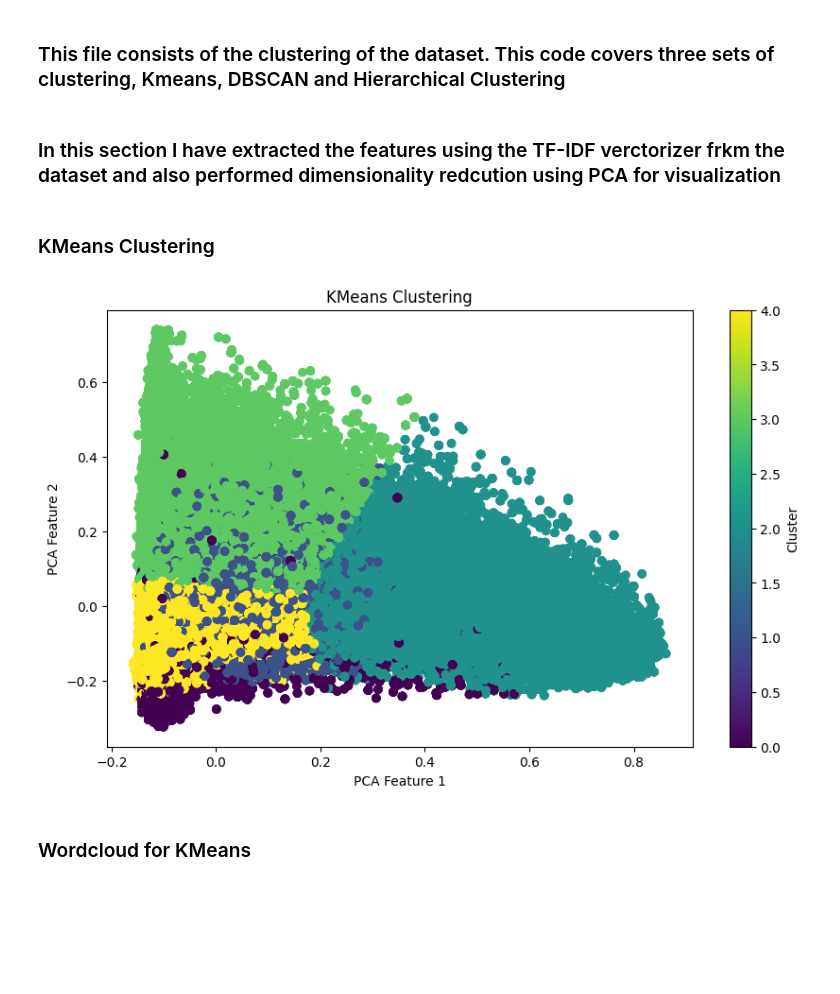
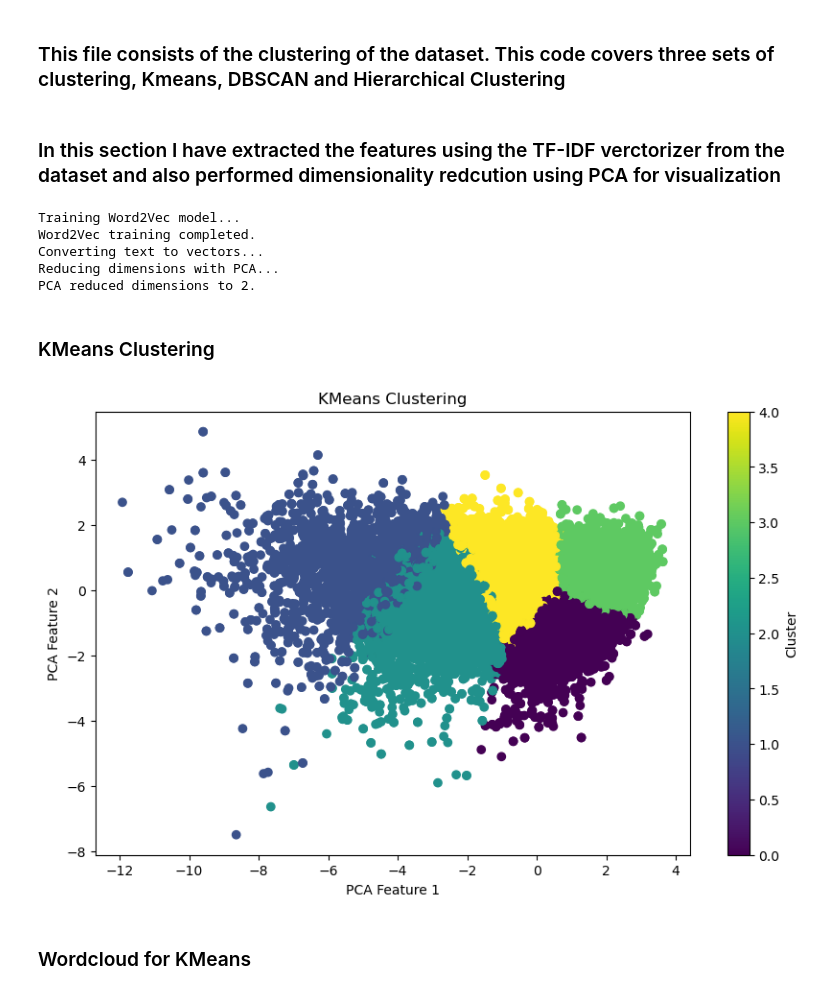
Before and after one commit to shreyaspujari/DocumentClustering_Stackoverflow, a Jupyter notebook: notebooks/clustering_analysis.ipynb, the cells around one changed output. Cells and saved outputs as stored; diff of their text form; code cells hidden in the pictures; blank space fills up the shorter version.

Commit message:
Updated the jupyter notebooks with clustering and neural network code

```diff
--- a/notebooks/clustering_analysis.ipynb
+++ b/notebooks/clustering_analysis.ipynb
@@ -13,32 +19,59 @@ from wordcloud import WordCloud
 # %%
 # Load the merged dataset
-final_data = pd.read_csv("/home/shreyaspujari/Documents/DocumentClustering_Stackoverflow/data/final_dataset.csv")
+final_data = pd.read_csv("../data/final_dataset.csv")
 # %% [markdown]
-### In this section I have extracted the features using the TF-IDF verctorizer frkm the dataset and also performed dimensionality redcution using PCA for visualization
+### In this section I have extracted the features using the TF-IDF verctorizer from the dataset and also performed dimensionality redcution using PCA for visualization
 # %%
-# Feature extraction
-tfidf_vecttorizer = TfidfVectorizer(max_features=1000, stop_words='english')
-tfidf_matrix = tfidf_vecttorizer.fit_transform(final_data["Question_Body"])
+# Combine Question_Body and Answer_Body for clustering
+final_data['Text'] = final_data['Question_Body'].astype(str) + " " + final_data['Answer_Body'].astype(str)
 
-# Dimensionality reduction for visualization
+# Tokenize text data
+final_data['Tokenized_Text'] = final_data['Text'].apply(lambda x: x.split())
+
+# Train Word2Vec model
+print("Training Word2Vec model...")
+word2vec_model = Word2Vec(sentences=final_data['Tokenized_Text'], vector_size=100, window=5, min_count=1, workers=4)
+print("Word2Vec training completed.")
+
+# Convert text to vectors using Word2Vec
+def text_to_vector(tokens, model):
+    """
+    Converts a list of tokens to a vector by averaging the Word2Vec embeddings of the tokens.
+    """
+    vectors = [model.wv[word] for word in tokens if word in model.wv]
+    return np.mean(vectors, axis=0) if vectors else np.zeros(model.vector_size)
+
+print("Converting text to vectors...")
+final_data['Vector'] = final_data['Tokenized_Text'].apply(lambda x: text_to_vector(x, word2vec_model))
+vectors = np.stack(final_data['Vector'].values)
+
+# Dimensionality Reduction for Visualization
+print("Reducing dimensions with PCA...")
 pca = PCA(n_components=2, random_state=42)
-reduced_features = pca.fit_transform(tfidf_matrix.toarray())
+reduced_features = pca.fit_transform(vectors)
+print(f"PCA reduced dimensions to {reduced_features.shape[1]}.")
+# %% [output]
+Training Word2Vec model...
+Word2Vec training completed.
+Converting text to vectors...
+Reducing dimensions with PCA...
+PCA reduced dimensions to 2.
 # %% [markdown]
 ### KMeans Clustering
 # %%
 kmeans = KMeans(n_clusters=5, random_state=42)
-kmeans_labels = kmeans.fit_predict(tfidf_matrix)
+kmeans_labels = kmeans.fit_predict(vectors)
 
 # Visulize the clusters
 plt.figure(figsize=(10, 6))
 plt.scatter(reduced_features[:, 0], reduced_features[:, 1], c=kmeans_labels, cmap='viridis')
 plt.title("KMeans Clustering")
 plt.xlabel("PCA Feature 1")
 plt.ylabel("PCA Feature 2")
 plt.colorbar(label="Cluster")
 plt.show()
 # %% [output]
-[figure, old version]
+[figure, new version]
 # %% [markdown]
 ### Wordcloud for KMeans
 # %%
```
Also changed, not shown: parts of 12 cells of this notebook, 2 other files.
